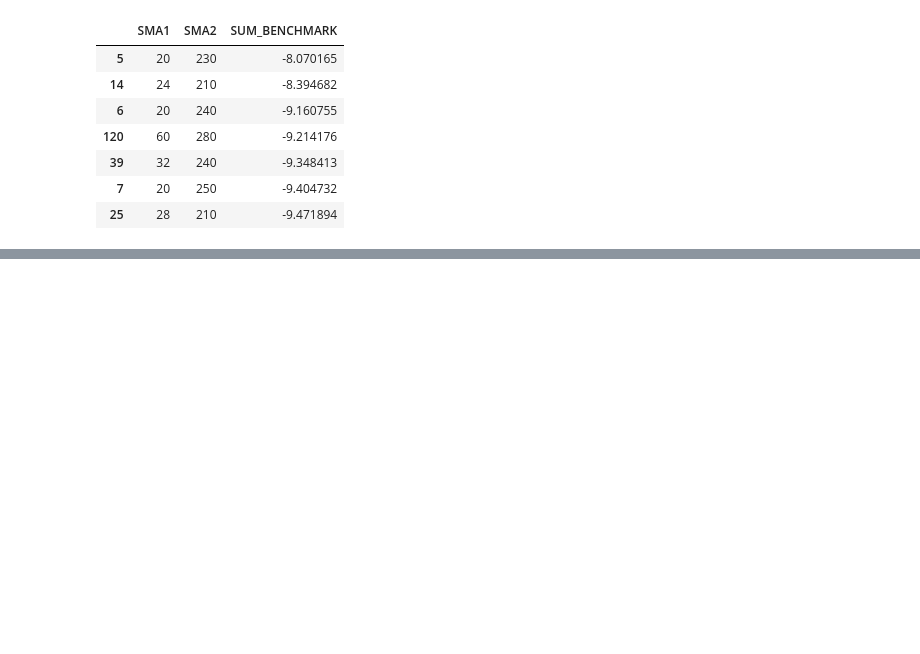
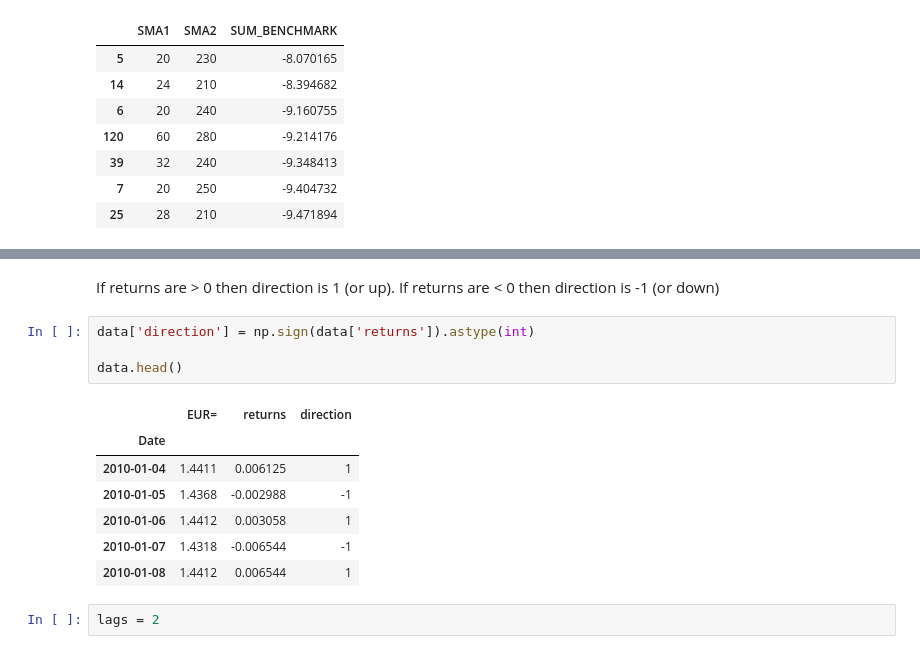
Before and after one commit to JoesUsername98/Quant_Portfolio, a Jupyter notebook: Backtesting.ipynb, the cells around one changed output, grey strips where cells are left out. Saved outputs shown, nothing was run; the diff lists cells and outputs as text; blank space fills up the shorter version.

```diff
--- a/Backtesting.ipynb
+++ b/Backtesting.ipynb
@@ -224,0 +320,16 @@ results.sort_values('SUM_BENCHMARK', ascending=False).head(7)
+# %% [markdown]
+If returns are > 0 then direction is 1 (or up). If returns are < 0 then direction is -1 (or down)
+# %%
+data['direction'] = np.sign(data['returns']).astype(int)
+
+data.head()
+# %% [output]
+|  | EUR= | returns | direction |
+| Date |  |  |  |
+| 2010-01-04 | 1.4411 | 0.006125 | 1 |
+| 2010-01-05 | 1.4368 | -0.002988 | -1 |
+| 2010-01-06 | 1.4412 | 0.003058 | 1 |
+| 2010-01-07 | 1.4318 | -0.006544 | -1 |
+| 2010-01-08 | 1.4412 | 0.006544 | 1 |
+# %%
+lags = 2
```
Also changed, not shown: parts of 54 cells of this notebook.
